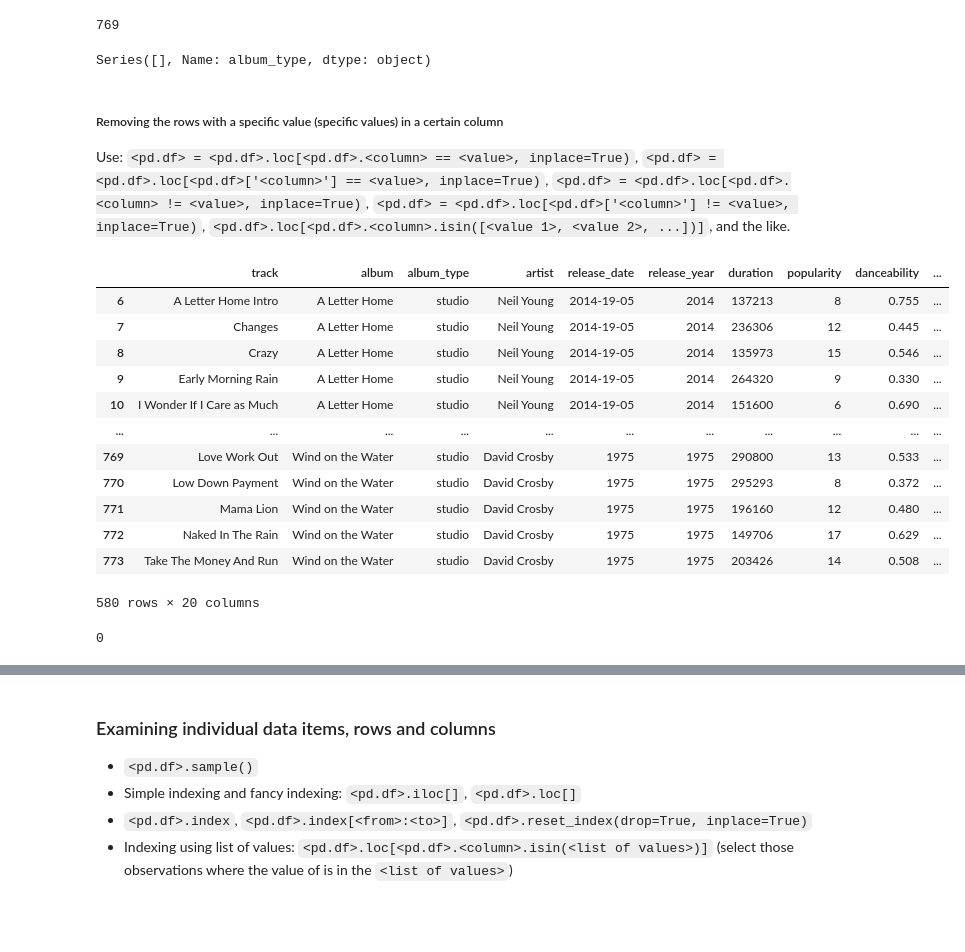
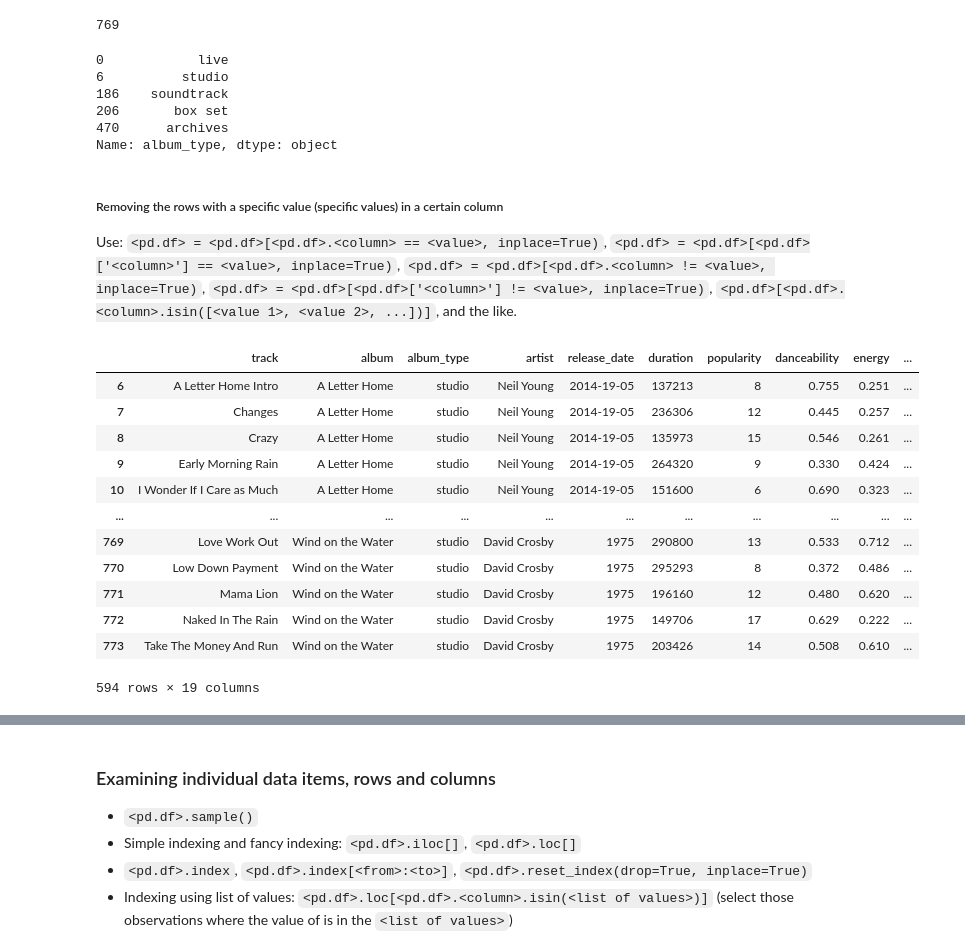
Before and after one commit to ADA-Programming/ADA_2026, a Jupyter notebook: notebooks/eda.ipynb, the cells around one changed output, grey strips where cells are left out. Cells and saved outputs as stored; diff of their text form; code cells hidden in the pictures; blank space fills up the shorter version.

```diff
--- a/notebooks/eda.ipynb
+++ b/notebooks/eda.ipynb
@@ -442,37 +437,38 @@ songs.album_type.duplicated().sum()
 769
 # %%
 # Show the effect of removing duplicates based on the song's title or album type (the 'track' and 'album_type' columns), i.e. without inplace=True
+songs.track.drop_duplicates()
 songs.album_type.drop_duplicates()
-songs.album_type.drop_duplicates(keep='last')
-songs.album_type.drop_duplicates(keep=False)
 # %% [output]
-Series([], Name: album_type, dtype: object)
+0            live
+6          studio
+186    soundtrack
+206       box set
+470      archives
+Name: album_type, dtype: object
 # %% [markdown]
 ##### Removing the rows with a specific value (specific values) in a certain column
-Use: `<pd.df> = <pd.df>.loc[<pd.df>.<column> == <value>, inplace=True)`, `<pd.df> = <pd.df>.loc[<pd.df>['<column>'] == <value>, inplace=True)`, `<pd.df> = <pd.df>.loc[<pd.df>.<column> != <value>, inplace=True)`, `<pd.df> = <pd.df>.loc[<pd.df>['<column>'] != <value>, inplace=True)`, `<pd.df>.loc[<pd.df>.<column>.isin([<value 1>, <value 2>, ...])]`, and the like.
+Use: `<pd.df> = <pd.df>[<pd.df>.<column> == <value>, inplace=True)`, `<pd.df> = <pd.df>[<pd.df>['<column>'] == <value>, inplace=True)`, `<pd.df> = <pd.df>[<pd.df>.<column> != <value>, inplace=True)`, `<pd.df> = <pd.df>[<pd.df>['<column>'] != <value>, inplace=True)`, `<pd.df>[<pd.df>.<column>.isin([<value 1>, <value 2>, ...])]`, and the like.
 # %%
 # Remove the songs appearing on live, compilation, and box set albums, using
-# <pd.df>.loc[<pd.df>.<column>.isin([<value 1>, <value 2>, ...])]
-songs.loc[songs.album_type != 'studio']
-songs.loc[songs.album_type.isin(['studio', 'box set'])]
+# <pd.df>[<pd.df>.<column>.isin([<value 1>, <value 2>, ...])]
+songs[songs.album_type.isin(['live', 'soundtrack', 'box set', ])]
+songs[~songs.album_type.isin(['live', 'soundtrack', 'box set', ])]
 # %% [output]
-|  | track | album | album_type | artist | release_date | release_year | duration | popularity | danceability | ... |
-| 6 | A Letter Home Intro | A Letter Home | studio | Neil Young | 2014-19-05 | 2014 | 137213 | 8 | 0.755 | ... |
-| 7 | Changes | A Letter Home | studio | Neil Young | 2014-19-05 | 2014 | 236306 | 12 | 0.445 | ... |
-| 8 | Crazy | A Letter Home | studio | Neil Young | 2014-19-05 | 2014 | 135973 | 15 | 0.546 | ... |
-| 9 | Early Morning Rain | A Letter Home | studio | Neil Young | 2014-19-05 | 2014 | 264320 | 9 | 0.330 | ... |
-| 10 | I Wonder If I Care as Much | A Letter Home | studio | Neil Young | 2014-19-05 | 2014 | 151600 | 6 | 0.690 | ... |
+|  | track | album | album_type | artist | release_date | duration | popularity | danceability | energy | ... |
+| 6 | A Letter Home Intro | A Letter Home | studio | Neil Young | 2014-19-05 | 137213 | 8 | 0.755 | 0.251 | ... |
+| 7 | Changes | A Letter Home | studio | Neil Young | 2014-19-05 | 236306 | 12 | 0.445 | 0.257 | ... |
+| 8 | Crazy | A Letter Home | studio | Neil Young | 2014-19-05 | 135973 | 15 | 0.546 | 0.261 | ... |
+| 9 | Early Morning Rain | A Letter Home | studio | Neil Young | 2014-19-05 | 264320 | 9 | 0.330 | 0.424 | ... |
+| 10 | I Wonder If I Care as Much | A Letter Home | studio | Neil Young | 2014-19-05 | 151600 | 6 | 0.690 | 0.323 | ... |
 | ... | ... | ... | ... | ... | ... | ... | ... | ... | ... | ... |
-| 769 | Love Work Out | Wind on the Water | studio | David Crosby | 1975 | 1975 | 290800 | 13 | 0.533 | ... |
-| 770 | Low Down Payment | Wind on the Water | studio | David Crosby | 1975 | 1975 | 295293 | 8 | 0.372 | ... |
-| 771 | Mama Lion | Wind on the Water | studio | David Crosby | 1975 | 1975 | 196160 | 12 | 0.480 | ... |
-| 772 | Naked In The Rain | Wind on the Water | studio | David Crosby | 1975 | 1975 | 149706 | 17 | 0.629 | ... |
-| 773 | Take The Money And Run | Wind on the Water | studio | David Crosby | 1975 | 1975 | 203426 | 14 | 0.508 | ... |
+| 769 | Love Work Out | Wind on the Water | studio | David Crosby | 1975 | 290800 | 13 | 0.533 | 0.712 | ... |
+| 770 | Low Down Payment | Wind on the Water | studio | David Crosby | 1975 | 295293 | 8 | 0.372 | 0.486 | ... |
+| 771 | Mama Lion | Wind on the Water | studio | David Crosby | 1975 | 196160 | 12 | 0.480 | 0.620 | ... |
+| 772 | Naked In The Rain | Wind on the Water | studio | David Crosby | 1975 | 149706 | 17 | 0.629 | 0.222 | ... |
+| 773 | Take The Money And Run | Wind on the Water | studio | David Crosby | 1975 | 203426 | 14 | 0.508 | 0.610 | ... |
-580 rows × 20 columns
+594 rows × 19 columns
 # %%
 # Check for duplicates now; if there ARE duplicates left, examine them and their features manually
-songs.duplicated().sum()
-# %% [output]
-0
 # %%
 # Reset index to 0:n: <pd.df>.reset_index(drop=True, inplace=True); drop=True: do not insert index into columns
```
Also changed, not shown: parts of 107 cells of this notebook, 1 other file.
